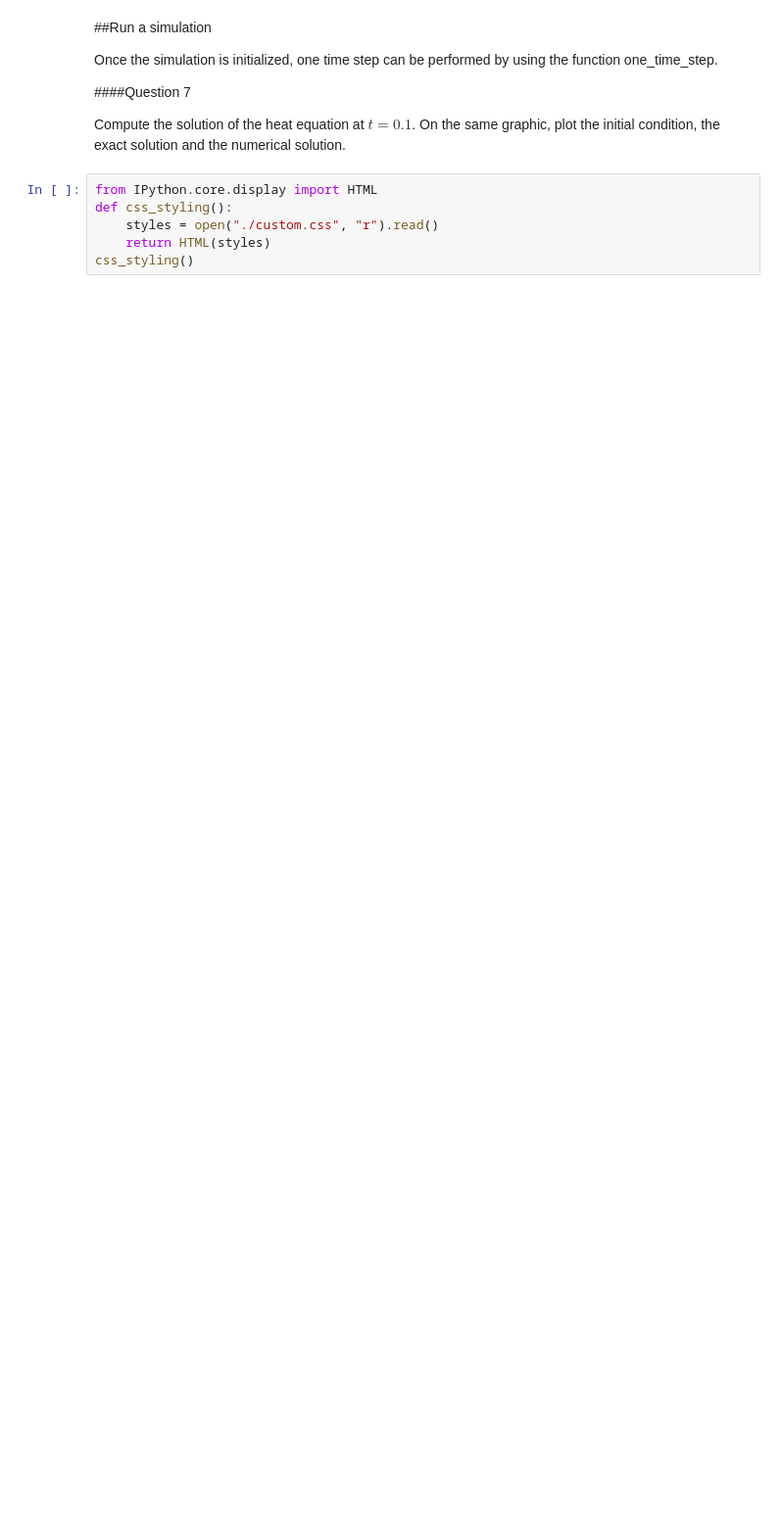
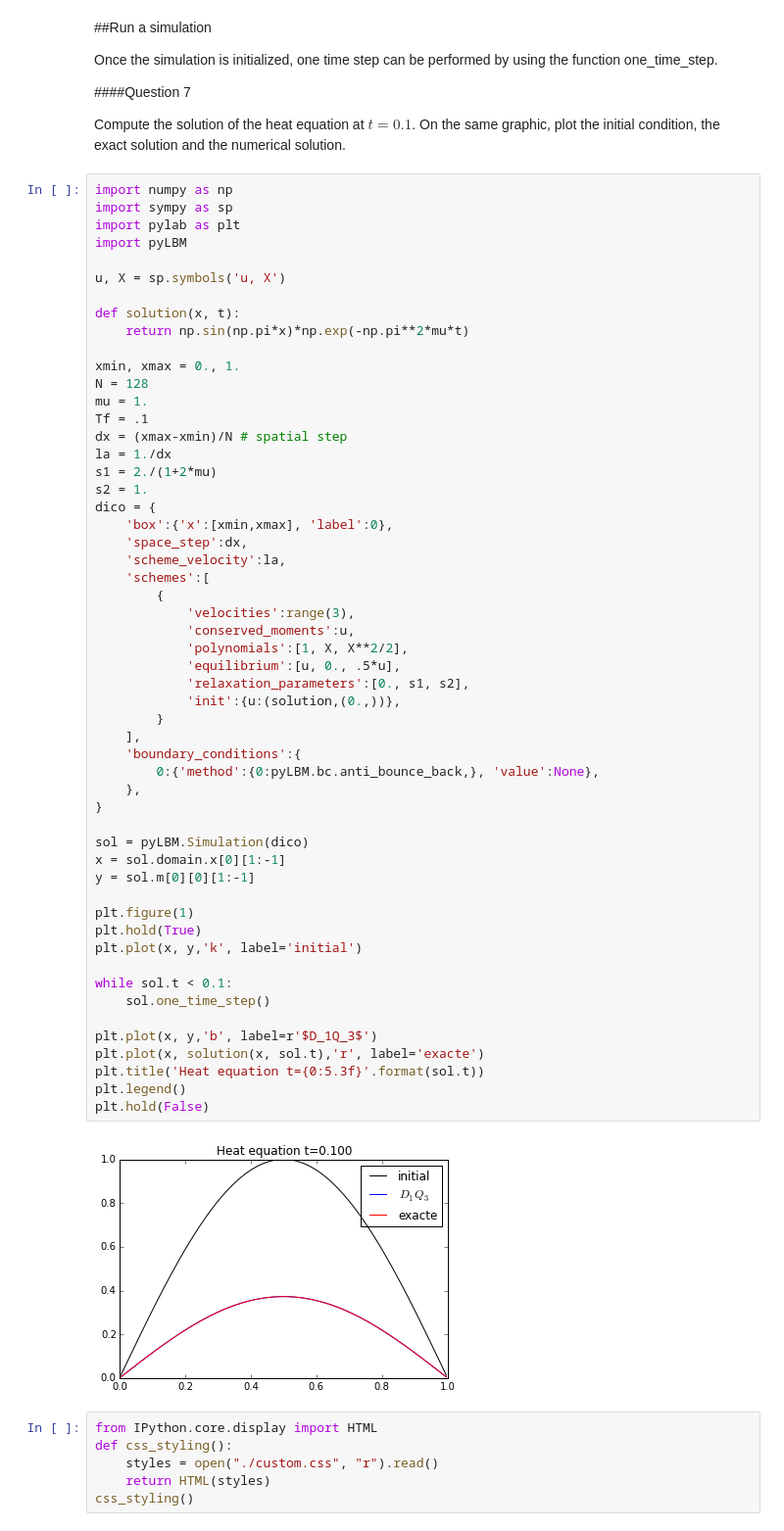
Before and after one commit to gouarin/pylbm_notebook, a Jupyter notebook: 03_heat_1D.ipynb, the cells around one changed output. Shown at 98% size. Saved outputs shown, nothing was run; the diff lists cells and outputs as text; blank space fills up the shorter version.

Commit message:
add the solutions of the notebooks about heat equation + add notebooks for the third practical session

```diff
--- a/03_heat_1D.ipynb
+++ b/03_heat_1D.ipynb
@@ -124,6 +272,62 @@ Once the simulation is initialized, one time step can be performed by using the
 ####Question 7
 
 Compute the solution of the heat equation at $t=0.1$. On the same graphic, plot the initial condition, the exact solution and the numerical solution.
+# %%
+import numpy as np
+import sympy as sp
+import pylab as plt
+import pyLBM
+
+u, X = sp.symbols('u, X')
+
+def solution(x, t):
+    return np.sin(np.pi*x)*np.exp(-np.pi**2*mu*t)
+
+xmin, xmax = 0., 1.
+N = 128
+mu = 1.
+Tf = .1
+dx = (xmax-xmin)/N # spatial step
+la = 1./dx
+s1 = 2./(1+2*mu)
+s2 = 1.
+dico = {
+    'box':{'x':[xmin,xmax], 'label':0},
+    'space_step':dx,
+    'scheme_velocity':la,
+    'schemes':[
+        {
+            'velocities':range(3),
+            'conserved_moments':u,
+            'polynomials':[1, X, X**2/2],
+            'equilibrium':[u, 0., .5*u],
+            'relaxation_parameters':[0., s1, s2],
+            'init':{u:(solution,(0.,))},
+        }
+    ],
+    'boundary_conditions':{
+        0:{'method':{0:pyLBM.bc.anti_bounce_back,}, 'value':None},
+    },
+}
+
+sol = pyLBM.Simulation(dico)
+x = sol.domain.x[0][1:-1]
+y = sol.m[0][0][1:-1]
+
+plt.figure(1)
+plt.hold(True)
+plt.plot(x, y,'k', label='initial')
+
+while sol.t < 0.1:
+    sol.one_time_step()
+
+plt.plot(x, y,'b', label=r'$D_1Q_3$')
+plt.plot(x, solution(x, sol.t),'r', label='exacte')
+plt.title('Heat equation t={0:5.3f}'.format(sol.t))
+plt.legend()
+plt.hold(False)
+# %% [output]
+[figure, added]
 # %%
 from IPython.core.display import HTML
 def css_styling():
```
Also changed, not shown: parts of 7 cells of this notebook, 13 other files.
